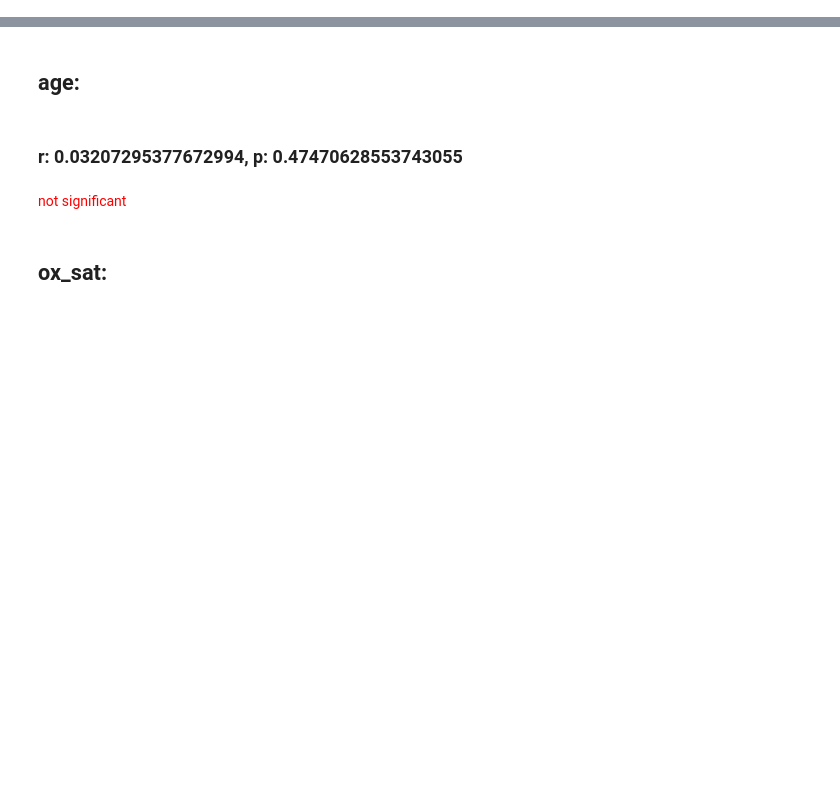
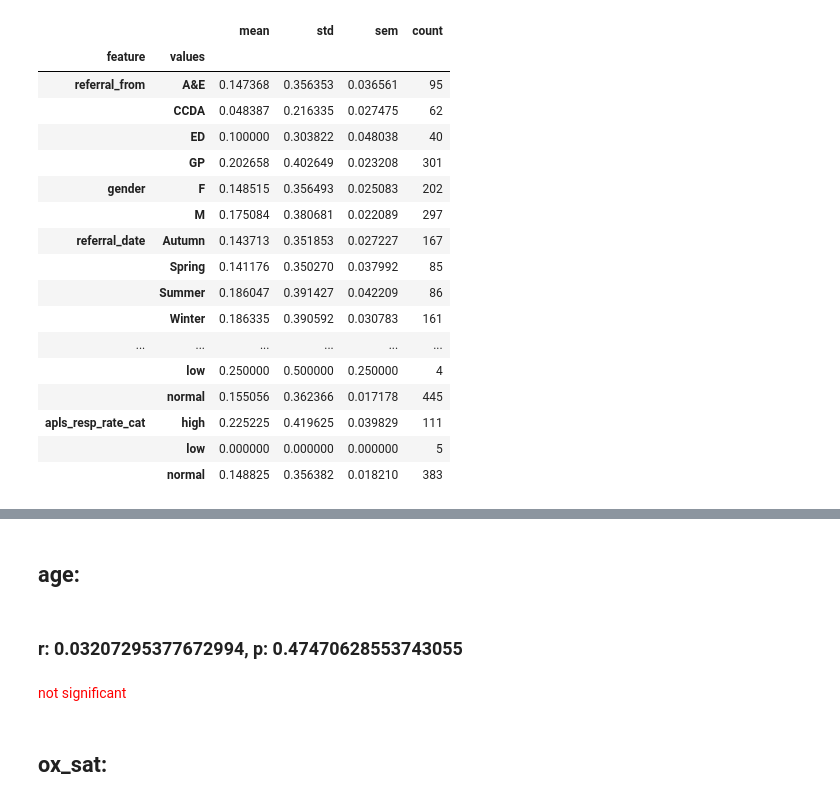
Before and after one commit to btcooper22/ace_project, a Jupyter notebook: exploration/exploration.ipynb, the cells around one changed output, grey strips where cells are left out. Saved outputs shown, nothing was run; the diff lists cells and outputs as text; code cells hidden in the pictures; blank space fills up the shorter version.

```diff
--- a/exploration/exploration.ipynb
+++ b/exploration/exploration.ipynb
@@ -89,0 +32,76 @@ not significant
+# %%
+skip_features = ["id", "hospital_reqd", "age", "heart_rate", "resp_rate",
+                 "ox_sat", "temp", "ethnicity", "address", "allergies"]
+
+cat_feature_stats = pd.DataFrame()
+chi2_stats = pd.DataFrame()
+for feature in ace_data.columns:
+
+    if feature in skip_features:
+        continue
+
+    feature_df = (ace_data[["hospital_reqd", feature]]
+                  .groupby(feature)
+                  .agg(["mean", np.std, stats.sem, "count"])).hospital_reqd
+
+    idx_tuples = [(feature_df.index.name, cat)
+                  for cat in feature_df.index.categories]
+
+    new_idx = pd.MultiIndex.from_tuples(idx_tuples, names=["feature", "values"])
+
+    feature_df.set_index(new_idx, inplace=True)
+    cat_feature_stats = pd.concat([cat_feature_stats, feature_df])
+
+    hospital_required_counts = (ace_data[[feature, "hospital_reqd"]]
+                                .groupby([feature, "hospital_reqd"],
+                                         as_index=False)
+                                .size()
+                                .pivot(index=feature,
+                                       columns="hospital_reqd",
+                                       values="size").fillna(0))
+
+    chi2, p, dof, expected = chi2_contingency(hospital_required_counts.values)
+    chi2_results = pd.DataFrame({ "chi2": chi2, "p": p, "dof": dof },
+                                index=[feature])
+
+    chi2_stats = pd.concat([chi2_stats, chi2_results])
+
+
+norm = mpl.colors.Normalize(vmin=0.0,vmax=0.15)
+red_cmap = sns.color_palette("Reds", as_cmap=True)
+red_m = cm.ScalarMappable(norm=norm, cmap=red_cmap)
+
+blue_cmap = sns.color_palette("Greens", as_cmap=True)
+blue_m = cm.ScalarMappable(norm=norm, cmap=blue_cmap)
+
+def highlight_low_high(df):
+    if df["mean"] < ace_data.hospital_reqd.mean():
+        mean_diff = ace_data.hospital_reqd.mean() - df["mean"]
+        rgba_value = tuple(np.array(blue_m.to_rgba(mean_diff))*255)
+        return [f"color: rgba{rgba_value}"] * 4
+    else:
+        mean_diff = df["mean"] - ace_data.hospital_reqd.mean()
+        rgba_value = tuple(np.array(red_m.to_rgba(mean_diff))*255)
+        return [f"color: rgba{rgba_value}"] * 4
+
+cat_feature_stats.style.apply(highlight_low_high,
+                              axis=1)
+# %% [output]
+|  |  | mean | std | sem | count |
+| feature | values |  |  |  |  |
+| referral_from | A&E | 0.147368 | 0.356353 | 0.036561 | 95 |
+|  | CCDA | 0.048387 | 0.216335 | 0.027475 | 62 |
+|  | ED | 0.100000 | 0.303822 | 0.048038 | 40 |
+|  | GP | 0.202658 | 0.402649 | 0.023208 | 301 |
+| gender | F | 0.148515 | 0.356493 | 0.025083 | 202 |
+|  | M | 0.175084 | 0.380681 | 0.022089 | 297 |
+| referral_date | Autumn | 0.143713 | 0.351853 | 0.027227 | 167 |
+|  | Spring | 0.141176 | 0.350270 | 0.037992 | 85 |
+|  | Summer | 0.186047 | 0.391427 | 0.042209 | 86 |
+|  | Winter | 0.186335 | 0.390592 | 0.030783 | 161 |
+| ... | ... | ... | ... | ... | ... |
+|  | low | 0.250000 | 0.500000 | 0.250000 | 4 |
+|  | normal | 0.155056 | 0.362366 | 0.017178 | 445 |
+| apls_resp_rate_cat | high | 0.225225 | 0.419625 | 0.039829 | 111 |
+|  | low | 0.000000 | 0.000000 | 0.000000 | 5 |
+|  | normal | 0.148825 | 0.356382 | 0.018210 | 383 |
```
Also changed, not shown: parts of 6 cells of this notebook, 1 other file.
